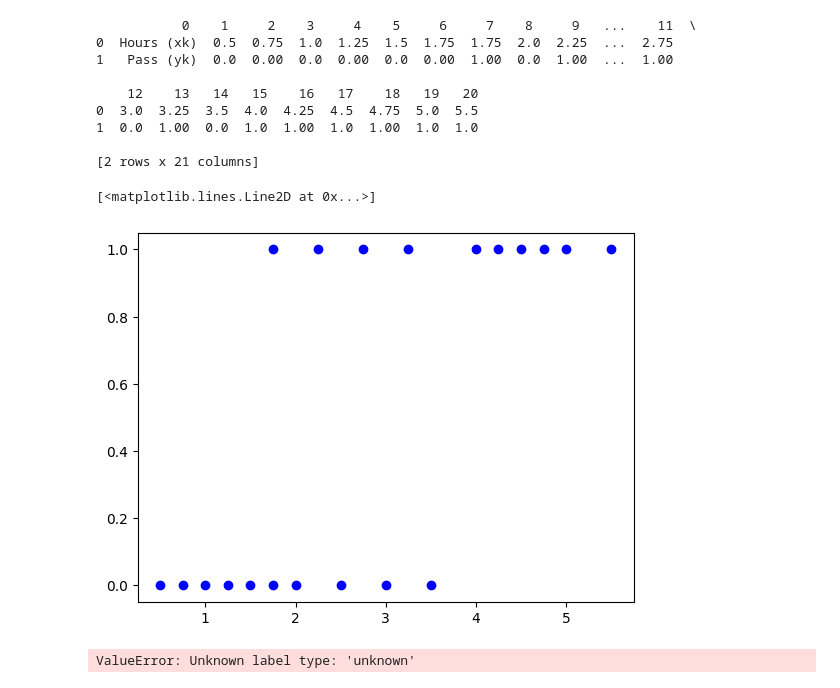
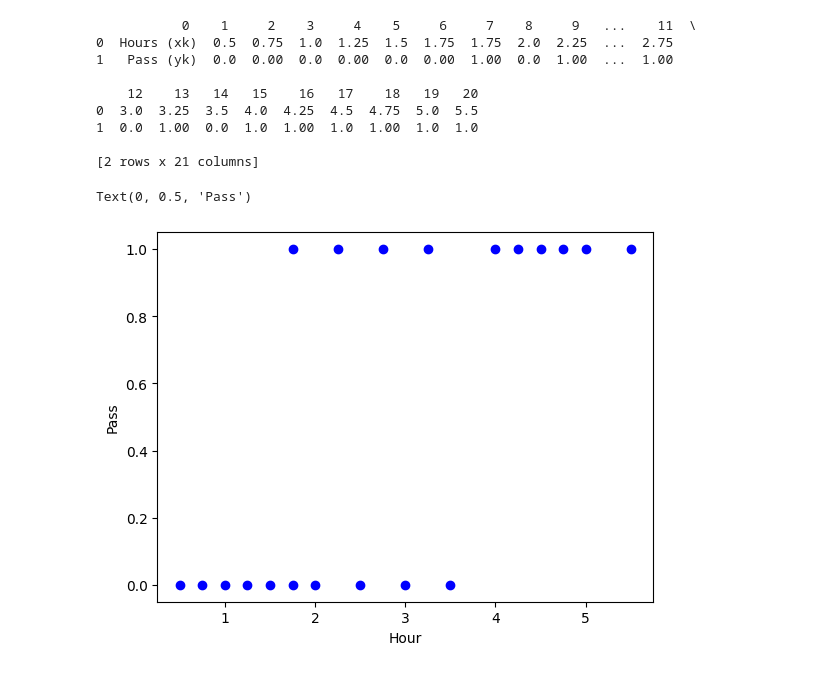
Before and after one commit to willc127/Logistic_Regression, a Jupyter notebook: hours_of_study.ipynb, the cells around one changed output. Cells and saved outputs as stored; diff of their text form; code cells hidden in the pictures.

```diff
--- a/hours_of_study.ipynb
+++ b/hours_of_study.ipynb
@@ -30,10 +31,14 @@ print(df.head())
 
 [2 rows x 21 columns]
 # %%
+#Define the X and Y variables
 Hour = df.iloc[0,1:len(df.columns)].values
 Pass = df.iloc[1,1:len(df.columns)].values
 
+#Plot the data
 plt.plot(Hour,Pass,'bo')
+plt.xlabel('Hour')
+plt.ylabel('Pass')
 # %% [output]
-[<matplotlib.lines.Line2D at 0x...>]
+Text(0, 0.5, 'Pass')
-[figure, old version]
+[figure, new version]
@@ -42,8 +44,0 @@ Hour = Hour[:, np.newaxis]
-# %%
-# Criação do modelo, treinamento e visualização dos coeficientes
-modelo = LogisticRegression()
-modelo.fit(Hour, Pass)
-modelo.coef_
-modelo.intercept_
-# %% [output]
-ValueError: Unknown label type: 'unknown'
```
Also changed, not shown: parts of 7 cells of this notebook.
